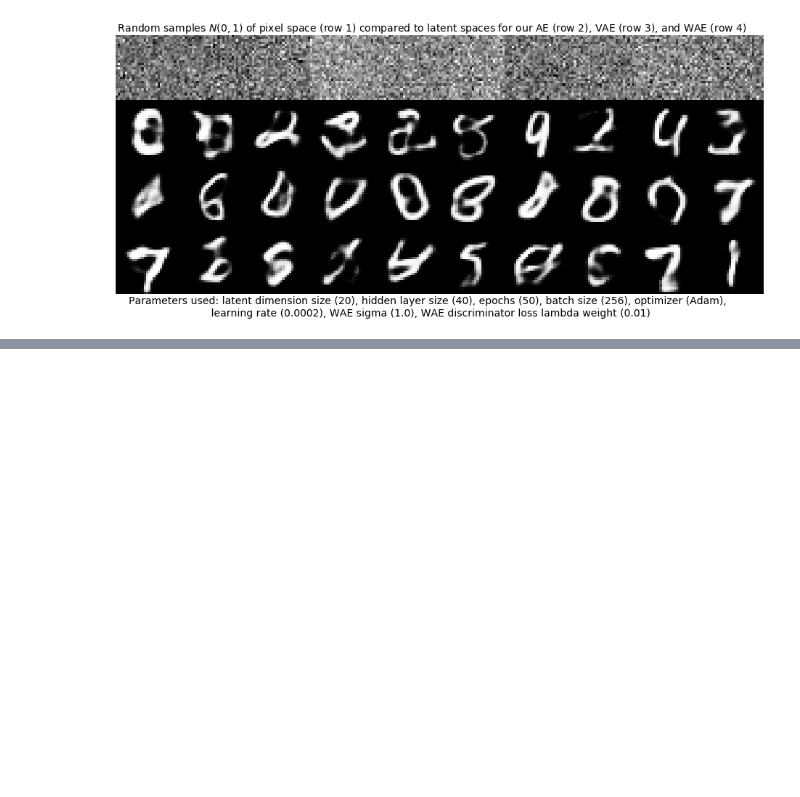
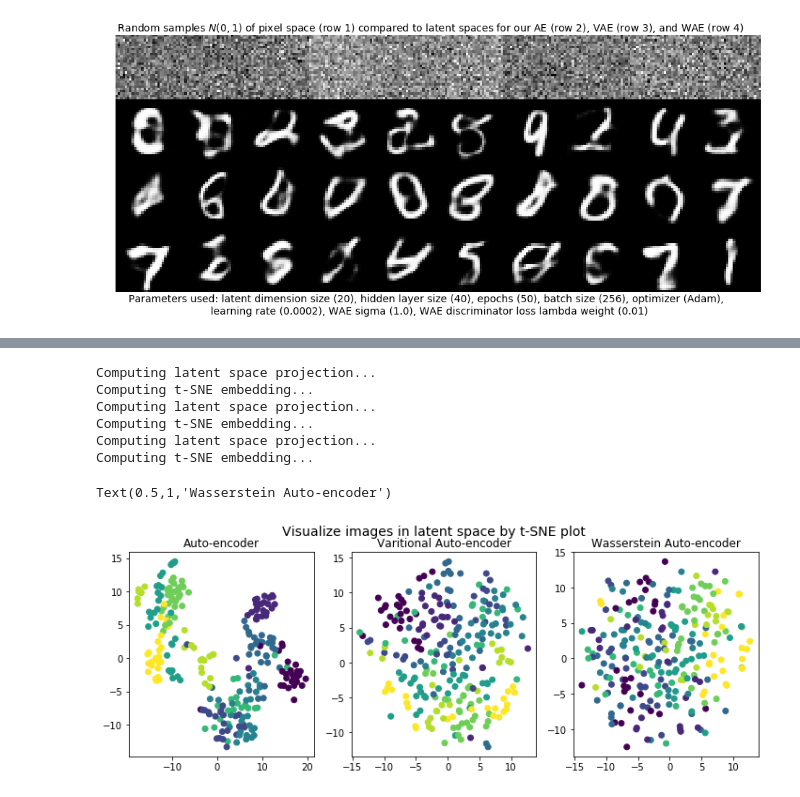
Before and after one commit to sedelmeyer/wasserstein-auto-encoder, a Jupyter notebook: WAE-Consolidated_v3.ipynb, the cells around one changed output, grey strips where cells are left out. Cells and saved outputs as stored; diff of their text form; code cells hidden in the pictures; blank space fills up the shorter version.

```diff
--- a/WAE-Consolidated_v3.ipynb
+++ b/WAE-Consolidated_v3.ipynb
@@ -1299,0 +1300,40 @@ Wall time: 47.5 s
+# %%
+def computeTSNEProjection(X, encoder, LatentSpace=True):
+    tsne = manifold.TSNE(n_components=2, init='pca', random_state=0)
+    if LatentSpace:
+        print("Computing latent space projection...")
+        X_encoded = encoder(X)
+        if isinstance(X_encoded, tuple):
+            X_encoded = X_encoded[0]
+        X_encoded = X_encoded.detach().numpy()
+    else:
+        X_encoded = X.reshape([-1,28*28*1])
+
+    print("Computing t-SNE embedding...")
+    X_tsne = tsne.fit_transform(X_encoded)
+    return(X_tsne)
+# %%
+X_tsne_AE = computeTSNEProjection(images, encoder=ae_encoder, LatentSpace=True)
+X_tsne_VAE = computeTSNEProjection(images, encoder=vae_encoder, LatentSpace=True)
+X_tsne_WAE = computeTSNEProjection(images, encoder=wae_encoder, LatentSpace=True)
+# %% [output]
+Computing latent space projection...
+Computing t-SNE embedding...
+Computing latent space projection...
+Computing t-SNE embedding...
+Computing latent space projection...
+Computing t-SNE embedding...
+# %%
+f, (ax1,ax2,ax3) = plt.subplots(1,3)
+f.set_figheight(4)
+f.set_figwidth(12)
+f.suptitle("Visualize images in latent space by t-SNE plot",fontsize=14)
+ax1.scatter(X_tsne_AE[:,0], X_tsne_AE[:,1], c=labels)
+ax1.set_title("Auto-encoder")
+ax2.scatter(X_tsne_VAE[:,0], X_tsne_VAE[:,1], c=labels)
+ax2.set_title("Varitional Auto-encoder")
+ax3.scatter(X_tsne_WAE[:,0], X_tsne_WAE[:,1], c=labels)
+ax3.set_title("Wasserstein Auto-encoder")
+# %% [output]
+Text(0.5,1,'Wasserstein Auto-encoder')
+[figure, added]
```
Also changed, not shown: parts of 10 cells of this notebook, 3 other files.
